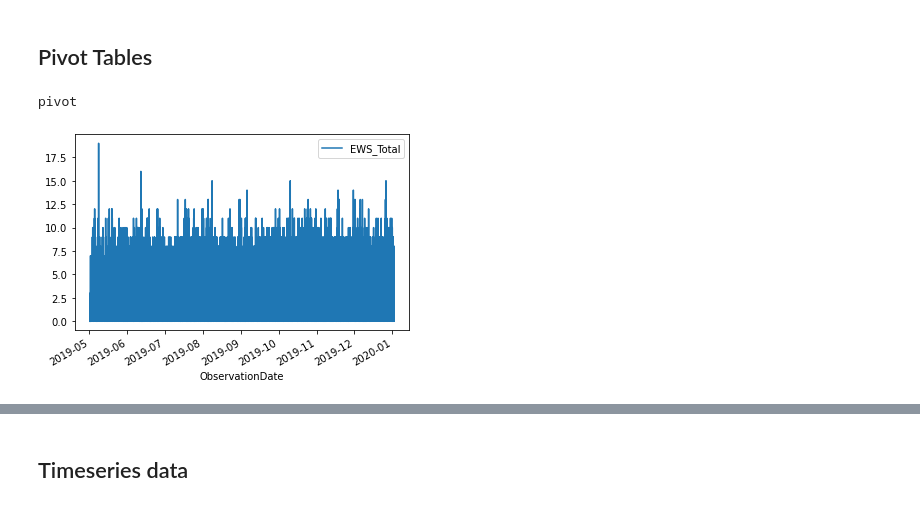
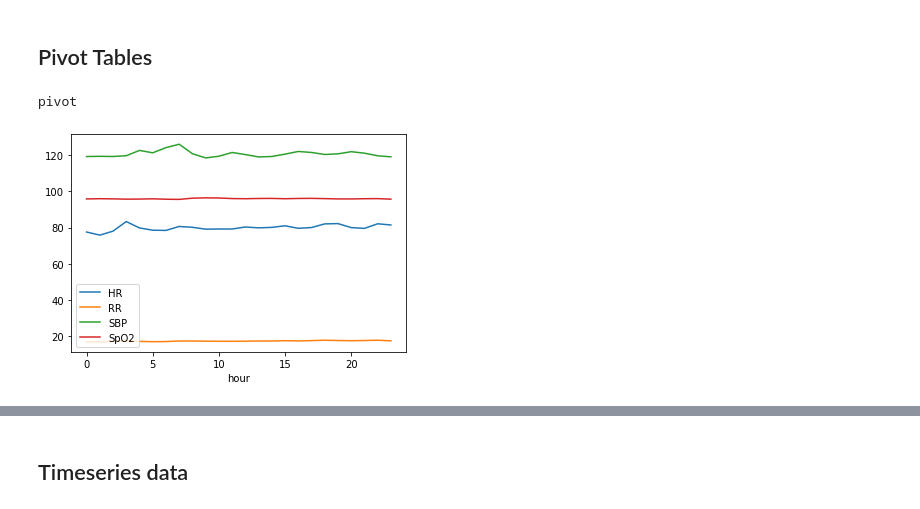
Before and after one commit to maryelo/Arinti---EWS-score---Project-, a Jupyter notebook: time_series.ipynb, the cells around one changed output, grey strips where cells are left out. Drawn from its saved outputs; the diff is of its cells as text; code cells hidden in the pictures.

Commit message:
timeseries plots

```diff
--- a/time_series.ipynb
+++ b/time_series.ipynb
@@ -95,3 +139,9 @@ for i in df.columns:
+# %%
+# Vectorize 'LOC' column
+df['LOC'].replace(to_replace=['ALERT', 'NEW_CONFUSION', 'UNRESPONSIVE', 'VOICE', 'PAIN'], value=[1, 2, 3, 4, 5], inplace=True)
+# %%
+# Vectorize 'Add_O2' column
+df['Add_O2'].replace(to_replace=[False, True], value=[0, 1], inplace=True)
 # %%
 #Transforming text and categorical attributes¶
 
@@ -115,3 +164,7 @@ df.to_csv('ews_prep.csv')
+# %%
+# Remove records with faulty temperature readings:
+
+df.drop(df[(df.TEMP < 20.0) | (df.TEMP > 45.0)].index, inplace=True)
 # %%
 #Check the unique values per column
 for i in df.columns:
@@ -136,0 +194,2 @@ for i in df.columns:
+# %%
+df = df.drop('EwsProcedure',axis=1)
@@ -183,9 +245,9 @@ Index(['PatientId', 'ObservationDate', 'EwsProcedure', 'EWS_Total', 'SBP',
 # %% [markdown]
 ## Pivot Tables
 # %%
-pivot = df.pivot_table(index=['ObservationDate'], values=['EWS_Total'], aggfunc='sum').plot()
+pivot = df.pivot_table(index=['hour'], values=['HR','SBP','SpO2','RR'], aggfunc='mean').plot()
 
 print ('pivot')
 # %% [output]
 pivot
-[figure, old version]
+[figure, new version]
```
Also changed, not shown: parts of 32 cells of this notebook, 1 other file.
